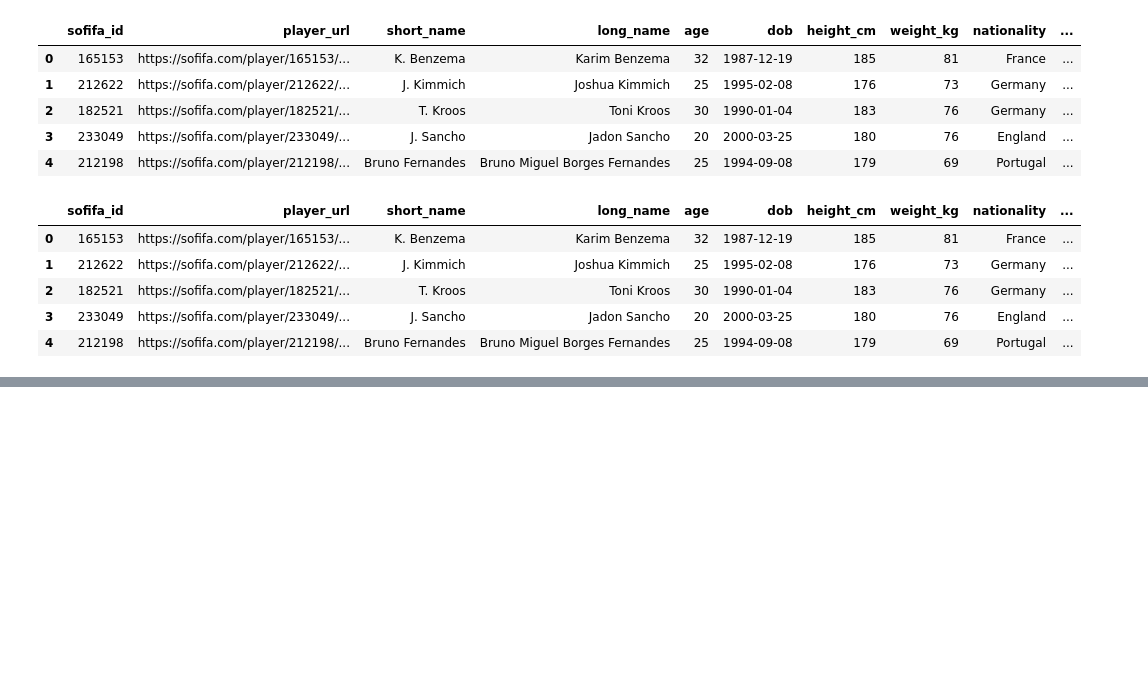
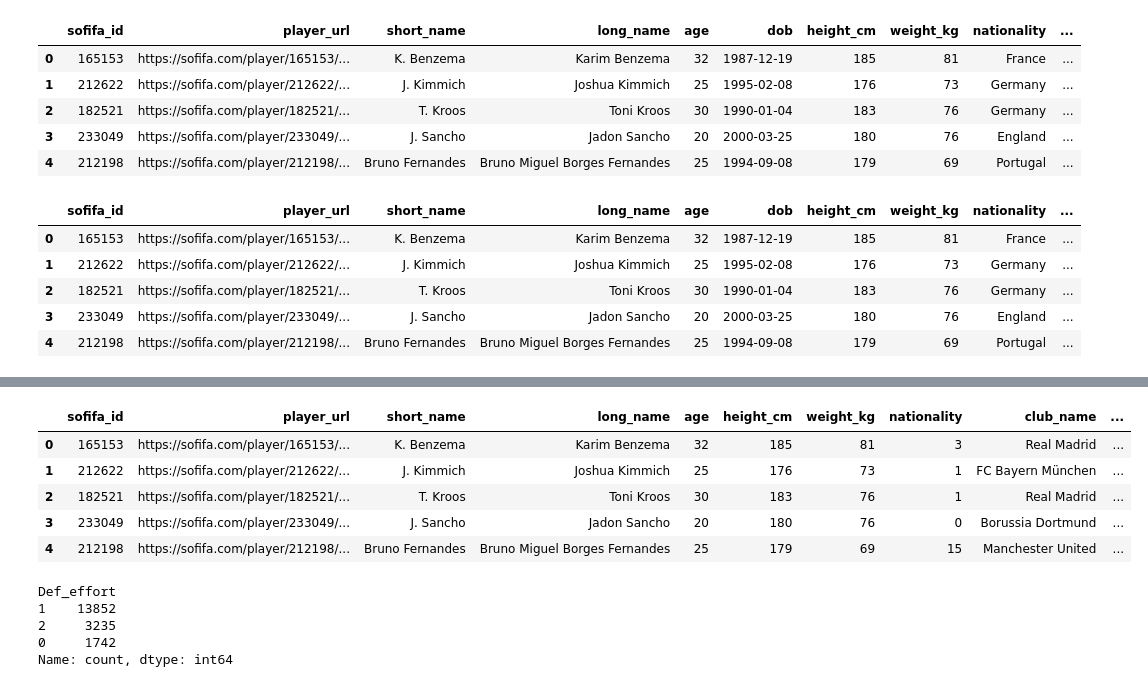
Before and after one commit to Tudoriln/data-science-internship, a Jupyter notebook: notebooks/week1_data_exploration.ipynb, the cells around one changed output, grey strips where cells are left out. Cells and saved outputs as stored; diff of their text form; code cells hidden in the pictures; blank space fills up the shorter version.

Commit message:
Encoding

```diff
--- a/notebooks/week1_data_exploration.ipynb
+++ b/notebooks/week1_data_exploration.ipynb
@@ -164,0 +173,2 @@ data.head()
+# %%
+data['body_type'] = data['body_type'].apply(lambda x: 0 if x == 'Lean' else 1 if x == 'Normal' else 2)
@@ -164,0 +184,5 @@ data.head()
+# %%
+data = data.drop('dob', axis=1)
+# %%
+pd.set_option('display.max_rows', 200)  # > 162
+print(data['nationality'].value_counts())
@@ -164,0 +207,27 @@ data.head()
+# %%
+threshold_percent = 0.5
+total_players = data.shape[0]
+threshold_value = total_players * (threshold_percent / 100)
+
+#count nationalities
+nationality_counts = data['nationality'].value_counts()
+
+#identify common and rare countries
+common_nationalities = nationality_counts[nationality_counts >= threshold_value].index
+rare_nationalities = nationality_counts[nationality_counts < threshold_value].index
+
+#build the encoding map for common nationalities
+encoding_map = {name: idx for idx, name in enumerate(common_nationalities)}
+
+#Assign rare countries a common value
+rare_code = 999
+data['nationality'] = data['nationality'].apply(lambda x: encoding_map.get(x, rare_code))
+#the last line of code works like an if inside a loop (for): if checks if the country it finds is rare or not and either add the rare_code or the corect value from the map
+data.head()
+# %% [output]
+|  | sofifa_id | player_url | short_name | long_name | age | height_cm | weight_kg | nationality | club_name | ... |
+| 0 | 165153 | https://sofifa.com/player/165153/... | K. Benzema | Karim Benzema | 32 | 185 | 81 | 3 | Real Madrid | ... |
+| 1 | 212622 | https://sofifa.com/player/212622/... | J. Kimmich | Joshua Kimmich | 25 | 176 | 73 | 1 | FC Bayern München | ... |
+| 2 | 182521 | https://sofifa.com/player/182521/... | T. Kroos | Toni Kroos | 30 | 183 | 76 | 1 | Real Madrid | ... |
+| 3 | 233049 | https://sofifa.com/player/233049/... | J. Sancho | Jadon Sancho | 20 | 180 | 76 | 0 | Borussia Dortmund | ... |
+| 4 | 212198 | https://sofifa.com/player/212198/... | Bruno Fernandes | Bruno Miguel Borges Fernandes | 25 | 179 | 69 | 15 | Manchester United | ... |
@@ -164,0 +241,9 @@ data.head()
+# %%
+data['Def_effort'].value_counts()
+data['Def_effort'] = data['Def_effort'].apply(lambda x: 0 if x == 'Low' else 1 if x == 'Medium' else if x == 'High' 2)
+# %% [output]
+Def_effort
+1    13852
+2     3235
+0     1742
+Name: count, dtype: int64
```
Also changed, not shown: parts of 7 cells of this notebook, 2 other files.
